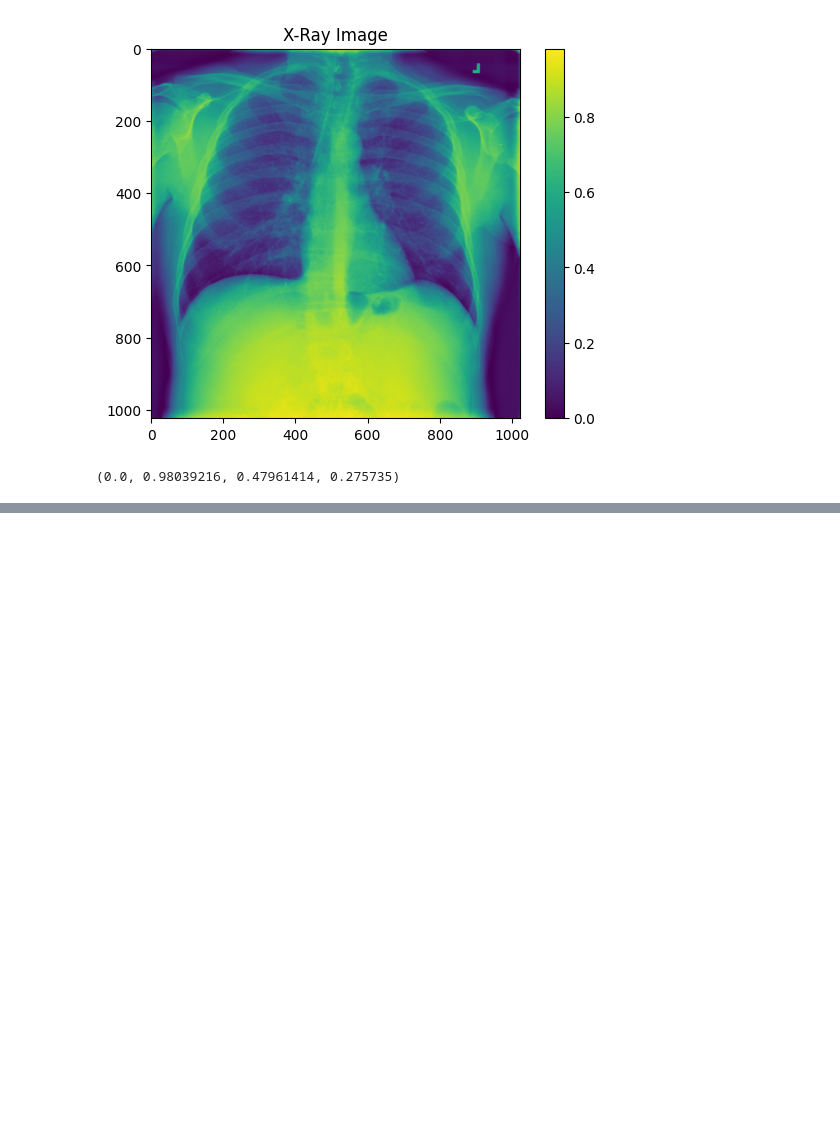
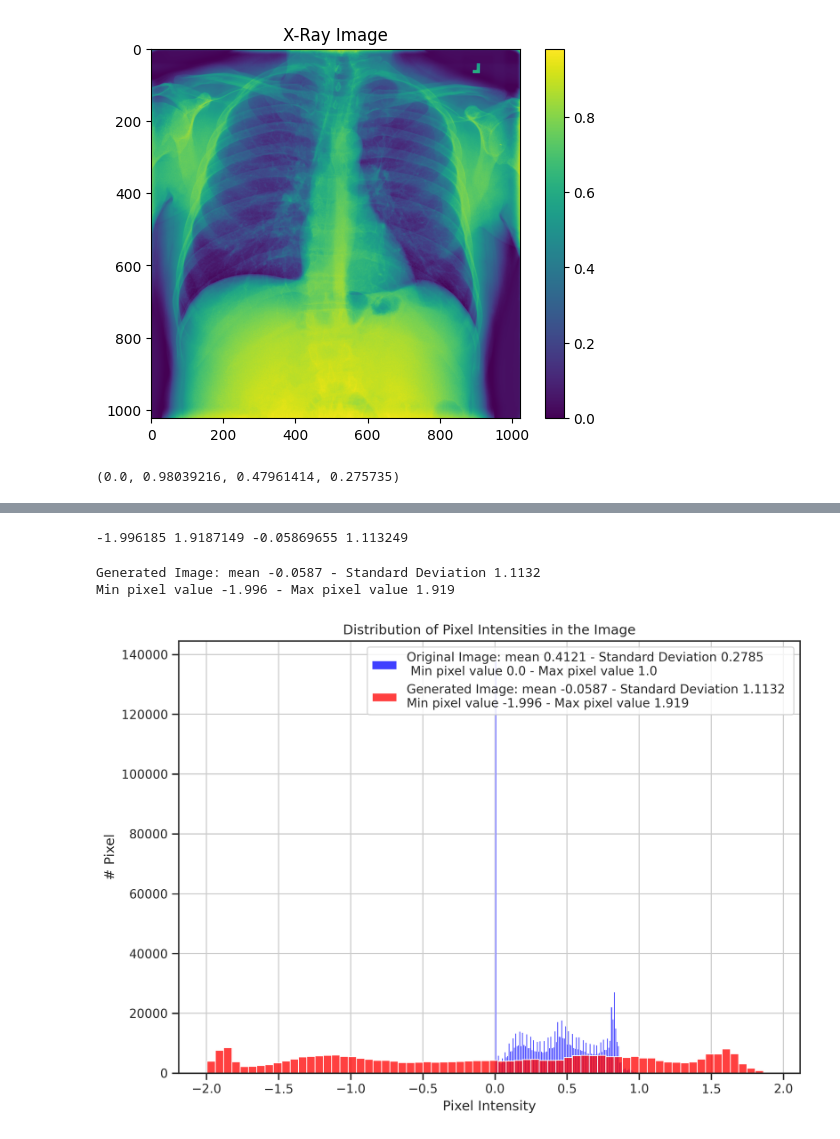
Before and after one commit to vivekpatel99/chest-x-ray-diagnosis-Multi-label-binary-classification, a Jupyter notebook: 01_exploratory_data_analysis.ipynb, the cells around one changed output, grey strips where cells are left out. Drawn from its saved outputs; the diff is of its cells as text; code cells hidden in the pictures; blank space fills up the shorter version.

```diff
--- a/01_exploratory_data_analysis.ipynb
+++ b/01_exploratory_data_analysis.ipynb
@@ -118,3 +120,6 @@ labels, len(labels)
   'Pneumonia',
   'Pneumothorax'],
  14)
+# %%
+train_df_labels = train_df[labels]
+train_df_labels.head()
@@ -180,0 +228,4 @@ img.min(),img.max(), img.mean(),img.std()
+# %%
+for batch in train_ds.take(1):
+    image, label = batch
+    print(image, label)
@@ -180,0 +250,43 @@ img.min(),img.max(), img.mean(),img.std()
+# %%
+normalized_layer = tf.keras.layers.Normalization()
+
+normalized_layer.adapt(train_ds.map(lambda x, y: x))
+
+train_ds = train_ds.map(lambda x, y: (normalized_layer(x), y))
+norm_img = None
+for batch in train_ds.take(1):
+    image, label = batch
+    norm_img = image.numpy()
+    print(norm_img.min(), norm_img.max(), norm_img.mean(),norm_img.std())
+# %% [output]
+-1.996185 1.9187149 -0.05869655 1.113249
+# %%
+sns.set(rc={"figure.dpi":300, 'savefig.dpi':300})
+sns.set_context('notebook')
+sns.set_style("ticks")
+plt.figure(figsize=(10, 7))
+
+sns.histplot(img.ravel(),
+             label=f'Original Image: mean {np.mean(img):.4f} - Standard Deviation {np.std(img):.4f} \n '
+             f'Min pixel value {np.min(img):.4} - Max pixel value {np.max(img):.4}',
+             color='blue',
+             kde=False)
+
+# Plot histogram for generated image
+sns.histplot(norm_img.ravel(),
+             label=f'Generated Image: mean {np.mean(norm_img):.4f} - Standard Deviation {np.std(norm_img):.4f} \n'
+             f'Min pixel value {np.min(norm_img):.4} - Max pixel value {np.max(norm_img):.4}',
+             color='red',
+             kde=False)
+
+plt.legend()
+plt.title('Distribution of Pixel Intensities in the Image')
+plt.xlabel('Pixel Intensity')
+plt.ylabel('# Pixel')
+plt.grid()
+print(f'Generated Image: mean {np.mean(norm_img):.4f} - Standard Deviation {np.std(norm_img):.4f} \n'
+             f'Min pixel value {np.min(norm_img):.4} - Max pixel value {np.max(norm_img):.4}')
+# %% [output]
+Generated Image: mean -0.0587 - Standard Deviation 1.1132
+Min pixel value -1.996 - Max pixel value 1.919
+[figure, added]
```
Also changed, not shown: parts of 12 cells of this notebook, 5 other files.
